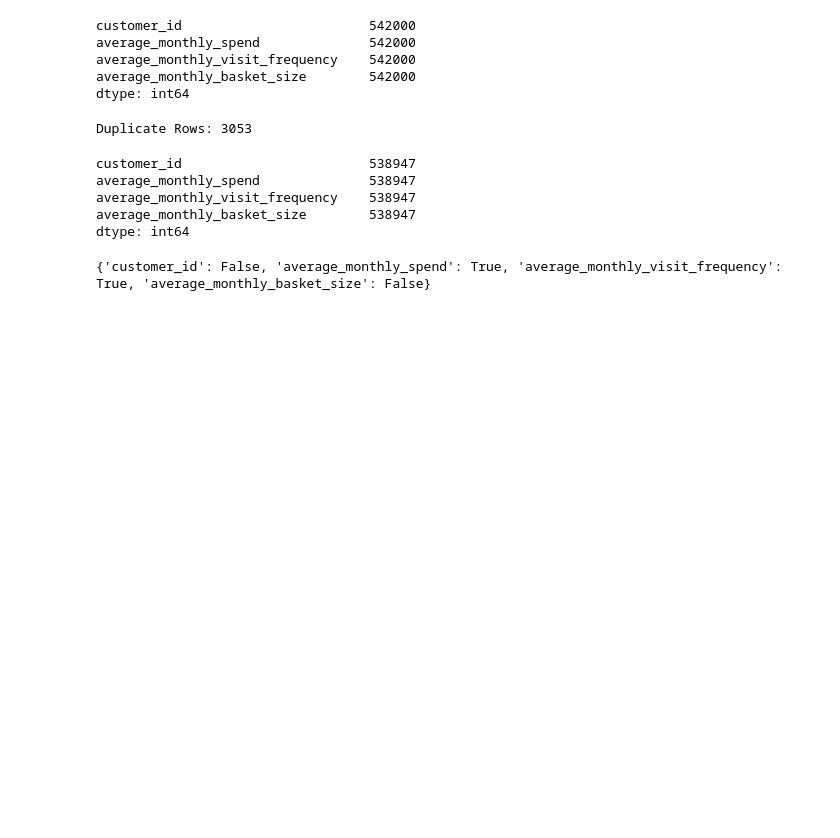
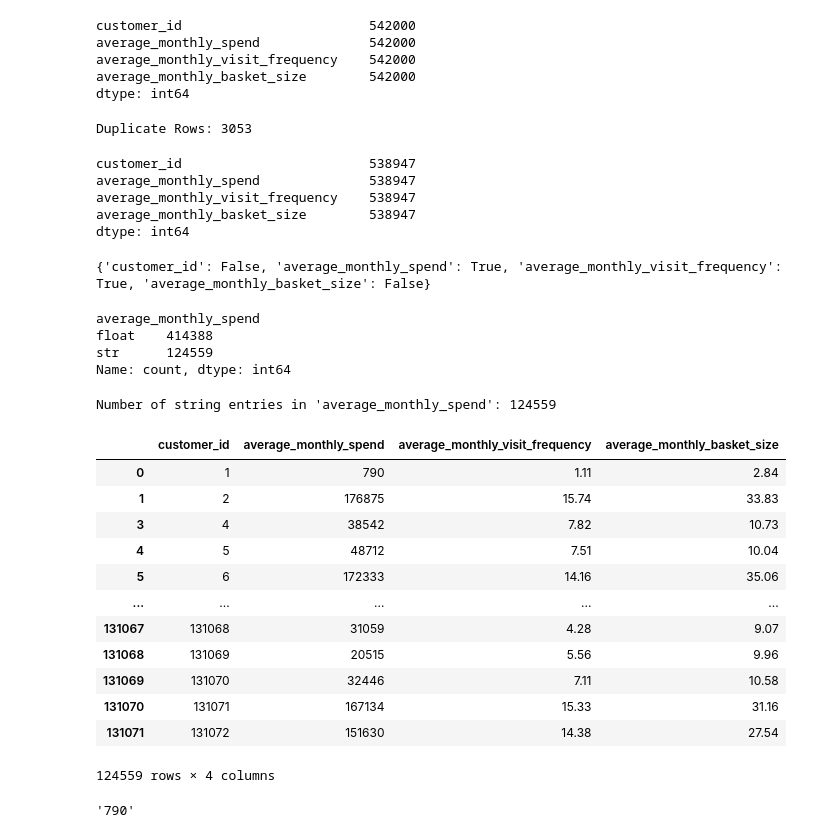
Before and after one commit to tharoosha/Datastrome_5.0, a Jupyter notebook: notebook_v1.ipynb, the cells around one changed output. Drawn from its saved outputs; the diff is of its cells as text; code cells hidden in the pictures; blank space fills up the shorter version.

```diff
--- a/notebook_v1.ipynb
+++ b/notebook_v1.ipynb
@@ -84,3 +84,49 @@ mixed_type_columns = {col: check_mixed_types(customer_data[col]) for col in cust
 print(mixed_type_columns)
 # %% [output]
 {'customer_id': False, 'average_monthly_spend': True, 'average_monthly_visit_frequency': True, 'average_monthly_basket_size': False}
+# %%
+# Function to count types in a column
+def type_counts(series):
+    return series.apply(lambda x: type(x).__name__).value_counts()
+
+# Apply this function to each column you want to analyze
+type_breakdown = type_counts(customer_data['average_monthly_spend'])
+print(type_breakdown)
+# %% [output]
+average_monthly_spend
+float    414388
+str      124559
+Name: count, dtype: int64
+# %%
+import pandas as pd
+
+# Assuming customer_data is already loaded
+# Create a mask where the type of the cell content is str
+mask = customer_data['average_monthly_spend'].apply(lambda x: isinstance(x, str))
+
+# Print the number of string entries found (for verification)
+print("Number of string entries in 'average_monthly_spend':", mask.sum())
+# %% [output]
+Number of string entries in 'average_monthly_spend': 124559
+# %%
+customer_data_str = customer_data[mask]
+# %%
+customer_data_str
+# %% [output]
+|  | customer_id | average_monthly_spend | average_monthly_visit_frequency | average_monthly_basket_size |
+| 0 | 1 | 790 | 1.11 | 2.84 |
+| 1 | 2 | 176875 | 15.74 | 33.83 |
+| 3 | 4 | 38542 | 7.82 | 10.73 |
+| 4 | 5 | 48712 | 7.51 | 10.04 |
+| 5 | 6 | 172333 | 14.16 | 35.06 |
+| ... | ... | ... | ... | ... |
+| 131067 | 131068 | 31059 | 4.28 | 9.07 |
+| 131068 | 131069 | 20515 | 5.56 | 9.96 |
+| 131069 | 131070 | 32446 | 7.11 | 10.58 |
+| 131070 | 131071 | 167134 | 15.33 | 31.16 |
+| 131071 | 131072 | 151630 | 14.38 | 27.54 |
+124559 rows × 4 columns
+# %%
+customer_data_str['average_monthly_spend'][0]
+# %% [output]
+'790'
```
Also changed, not shown: parts of 14 cells of this notebook.
